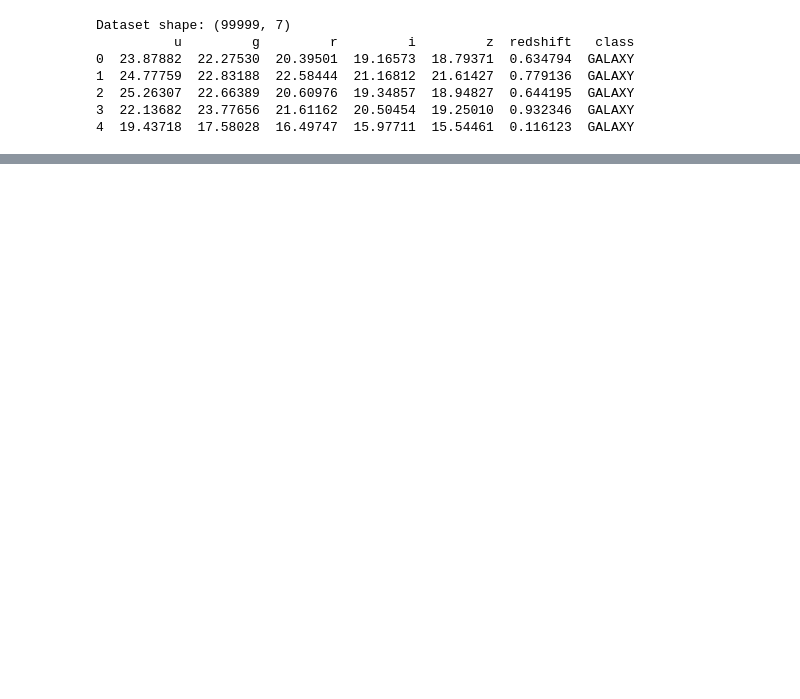
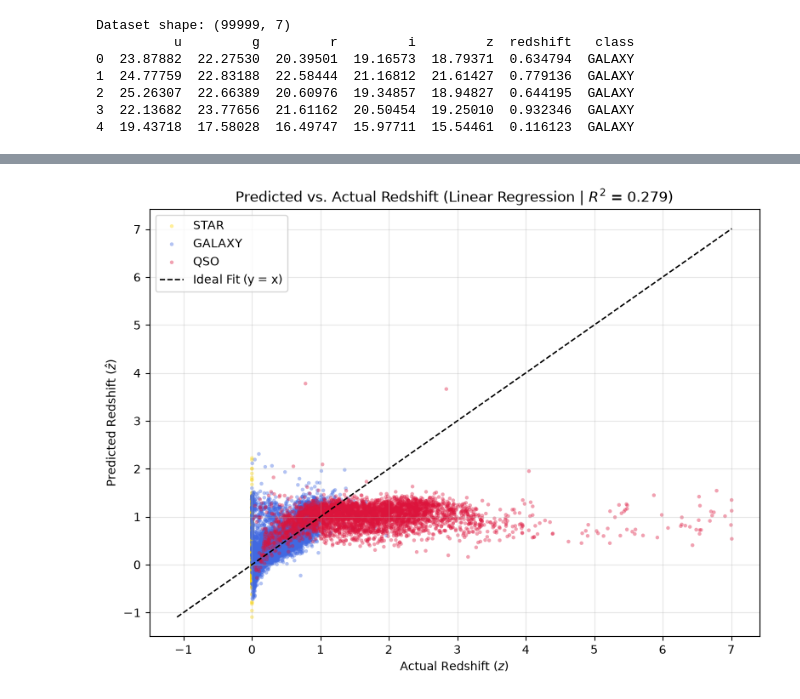
Before and after one commit to StillLight08/relativistic-redshift-project, a Jupyter notebook: notebooks/04_redshift_regression.ipynb, the cells around one changed output, grey strips where cells are left out. Drawn from its saved outputs; the diff is of its cells as text; code cells hidden in the pictures; blank space fills up the shorter version.

Commit message:
Add Task 4 redshift linear regression and relativistic velocity plots

```diff
--- a/notebooks/04_redshift_regression.ipynb
+++ b/notebooks/04_redshift_regression.ipynb
@@ -37,0 +126,24 @@ Dataset shape: (99999, 7)
+# %%
+plt.figure(figsize=(8, 6))
+
+for obj_class, color in CLASS_COLORS.items():
+    mask = (class_test.values == obj_class)
+    plt.scatter(
+        y_test.values[mask], z_pred[mask],
+        c=color, label=obj_class, alpha=0.4, s=10, edgecolors='none'
+    )
+
+# Ideal y = x reference line
+lims = [min(y_test.min(), z_pred.min()), max(y_test.max(), z_pred.max())]
+plt.plot(lims, lims, 'k--', linewidth=1.2, label='Ideal Fit (y = x)')
+
+plt.title(f'Predicted vs. Actual Redshift (Linear Regression | $R^2$ = {r2:.3f})')
+plt.xlabel('Actual Redshift ($z$)')
+plt.ylabel('Predicted Redshift ($\\hat{z}$)')
+plt.legend()
+plt.grid(True, alpha=0.3)
+plt.tight_layout()
+plt.savefig('../figures/04_redshift_predicted_vs_actual.png', dpi=300)
+plt.show()
+# %% [output]
+[figure, added]
```
Also changed, not shown: parts of 15 cells of this notebook, 3 other files.
